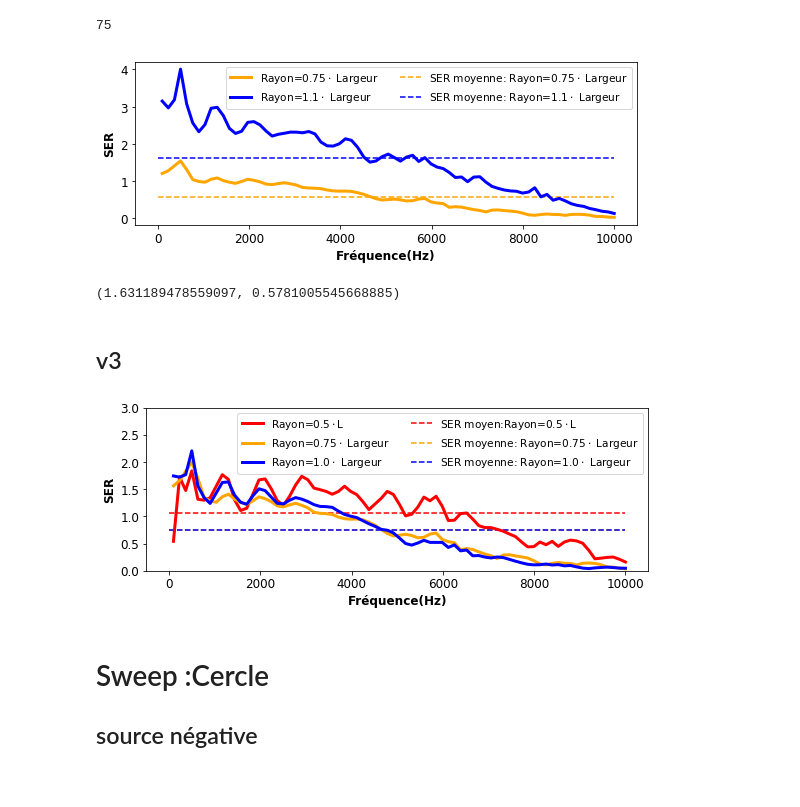
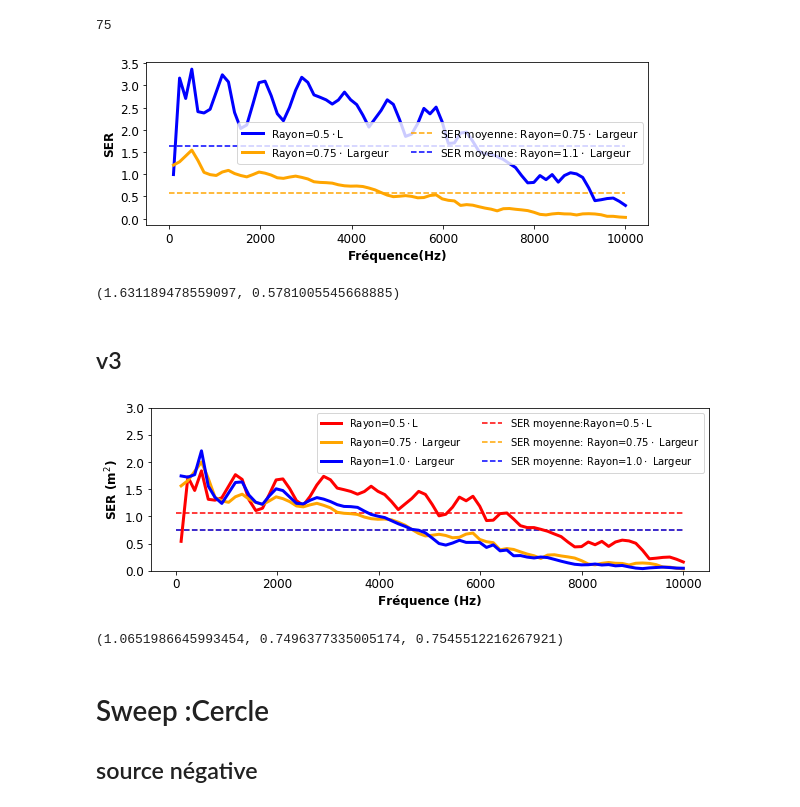
Before and after one commit to pierreluc-plt/ProjetSimulation, a Jupyter notebook: Figure_Resultats.ipynb, the cells around one changed output. Drawn from its saved outputs; the diff is of its cells as text; code cells hidden in the pictures.

```diff
--- a/Figure_Resultats.ipynb
+++ b/Figure_Resultats.ipynb
@@ -426,9 +522,9 @@ len(omega)
 75
 # %%
 plt.figure(figsize=(9,3))
-#plt.plot(omega/2/np.pi,data_cercle1, lw=3,label="Rayon=$0.5\cdot$L", color="blue")
+plt.plot(omega/2/np.pi,data_cercle1, lw=3,label="Rayon=$0.5\cdot$L", color="blue")
 plt.plot(omega/2/np.pi,data_cercle2,lw=3, ls="-", label="Rayon=$0.75\cdot$ Largeur", color="orange")
-plt.plot(omega/2/np.pi,data_cercle3,lw=3, ls="-", label="Rayon=$1.1\cdot$ Largeur", color="blue")
+#plt.plot(omega/2/np.pi,data_cercle3,lw=3, ls="-", label="Rayon=$1.1\cdot$ Largeur", color="blue")
 plt.xlabel("Fréquence(Hz)",fontsize=12, fontweight="bold")
 plt.ylabel("SER",fontsize=12, fontweight="bold")
 plt.yticks(fontsize=12)
@@ -443,7 +539,7 @@ plt.show()
 
 np.mean(data_cercle3),np.mean(data_cercle2)
 # %% [output]
-[figure, old version]
+[figure, new version]
 (1.631189478559097, 0.5781005545668885)
 # %% [markdown]
 ## v3
@@ -452,23 +548,26 @@ data_cercle1=np.load("Resultats/Matrices_Champ/SERv3/SER3_cercle_1p0.npy")
 data_cercle2=np.load("Resultats/Matrices_Champ/SERv3/SER3_cercle_1p5.npy")
 data_cercle3=np.load("Resultats/Matrices_Champ/SERv3/SER3_cercle_2p0.npy")
 # %%
-plt.figure(figsize=(9,3))
+plt.figure(figsize=(10,3))
 plt.plot(omega/2/np.pi,data_cercle1, lw=3,label="Rayon=$0.5\cdot$L", color="red")
 plt.plot(omega/2/np.pi,data_cercle2,lw=3, ls="-", label="Rayon=$0.75\cdot$ Largeur", color="orange")
 plt.plot(omega/2/np.pi,data_cercle3,lw=3, ls="-", label="Rayon=$1.0\cdot$ Largeur", color="blue")
-plt.xlabel("Fréquence(Hz)",fontsize=12, fontweight="bold")
-plt.ylabel("SER",fontsize=12, fontweight="bold")
+plt.xlabel("Fréquence (Hz)",fontsize=12, fontweight="bold")
+plt.ylabel("SER (m$^2$)",fontsize=12, fontweight="bold")
 plt.yticks(fontsize=12)
 plt.xticks(fontsize=12)
 plt.ylim(0,3.0)
-plt.hlines(np.mean(data_cercle1),0,10000,label="SER moyen:Rayon=$0.5\cdot$L",linestyle="--", color="red")
+plt.hlines(np.mean(data_cercle1),0,10000,label="SER moyenne:Rayon=$0.5\cdot$L",linestyle="--", color="red")
 plt.hlines(np.mean(data_cercle2),0,10000,label="SER moyenne: Rayon=$0.75\cdot$ Largeur",linestyle="--", color="orange")
 plt.hlines(np.mean(data_cercle3),0,10000,label="SER moyenne: Rayon=$1.0\cdot$ Largeur",linestyle="--", color="blue")
-plt.legend(ncol=2,fontsize=10.5)
-#plt.savefig("Resultats/SER_Cercle.png",dpi=200,bbox_inches="tight")
+plt.legend(ncol=2,fontsize=10.0)
+plt.savefig("Resultats/SER_Cercle.png",dpi=200,bbox_inches="tight")
 plt.show()
+
+np.mean(data_cercle1),np.mean(data_cercle2),np.mean(data_cercle3)
 # %% [output]
-[figure, old version]
+[figure, new version]
+(1.0651986645993454, 0.7496377335005174, 0.7545512216267921)
 # %% [markdown]
 # Sweep :Cercle
 
```
Also changed, not shown: parts of 8 cells of this notebook, 10 other files.
